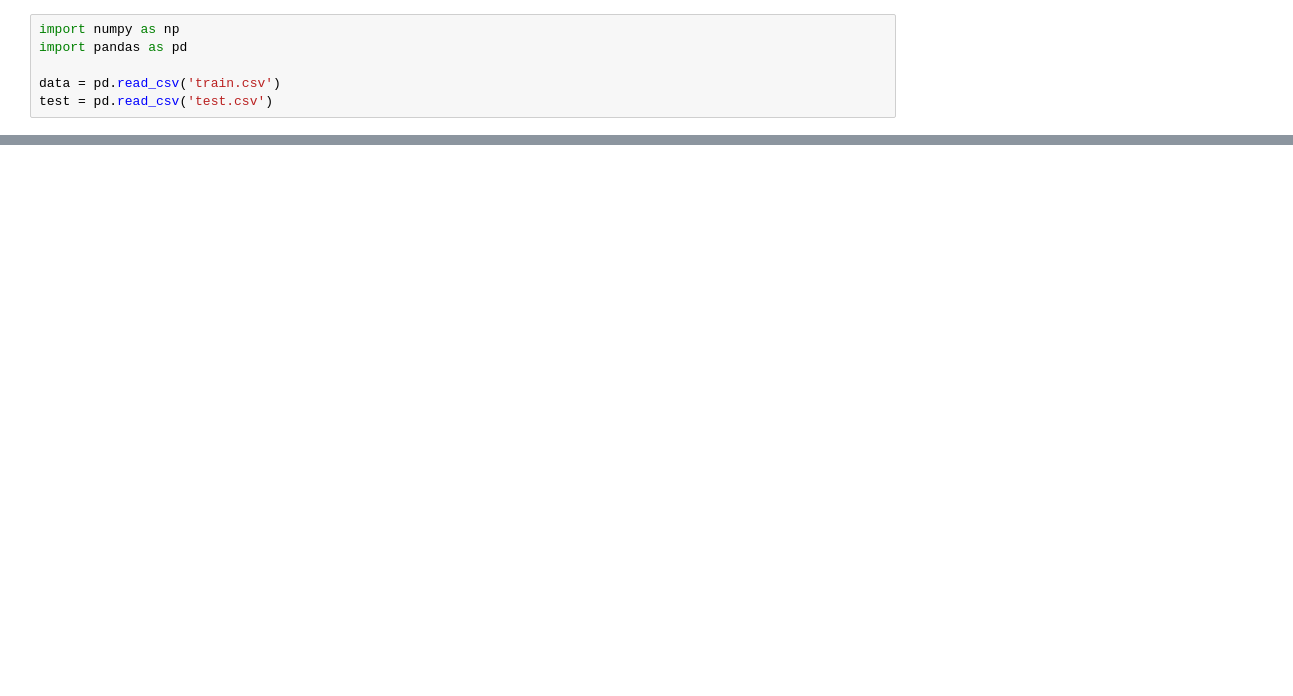
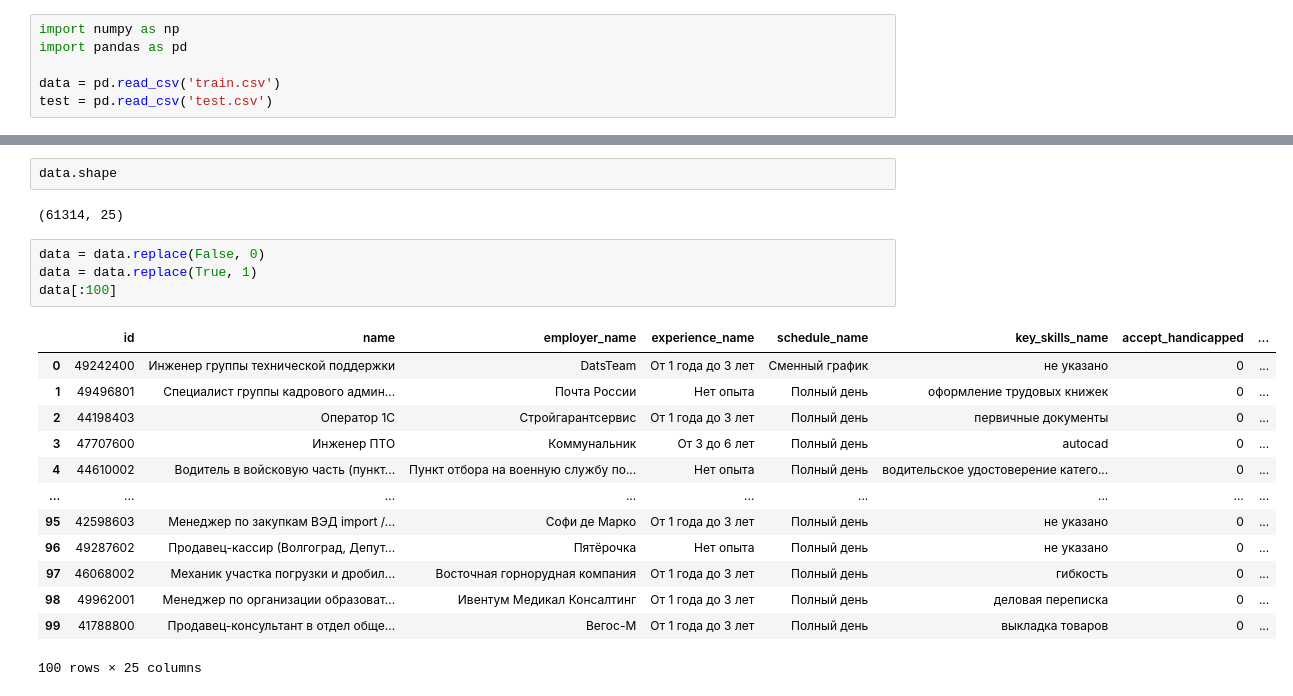
Before and after one commit to Kseniiashk/All-Russian-Olympiad-in-Artificial-Intelligence-2023-, a Jupyter notebook: всерос.ipynb, the cells around one changed output, grey strips where cells are left out. Drawn from its saved outputs; the diff is of its cells as text; blank space fills up the shorter version.

```diff
--- a/всерос.ipynb
+++ b/всерос.ipynb
@@ -408,0 +125,22 @@ print(len(data['community_id'].unique()))
+# %%
+data.shape
+# %% [output]
+(61314, 25)
+# %%
+data = data.replace(False, 0)
+data = data.replace(True, 1)
+data[:100]
+# %% [output]
+|  | id | name | employer_name | experience_name | schedule_name | key_skills_name | accept_handicapped | ... |
+| 0 | 49242400 | Инженер группы технической поддержки | DatsTeam | От 1 года до 3 лет | Сменный график | не указано | 0 | ... |
+| 1 | 49496801 | Специалист группы кадрового админ... | Почта России | Нет опыта | Полный день | оформление трудовых книжек | 0 | ... |
+| 2 | 44198403 | Оператор 1С | Стройгарантсервис | От 1 года до 3 лет | Полный день | первичные документы | 0 | ... |
+| 3 | 47707600 | Инженер ПТО | Коммунальник | От 3 до 6 лет | Полный день | autocad | 0 | ... |
+| 4 | 44610002 | Водитель в войсковую часть (пункт... | Пункт отбора на военную службу по... | Нет опыта | Полный день | водительское удостоверение катего... | 0 | ... |
+| ... | ... | ... | ... | ... | ... | ... | ... | ... |
+| 95 | 42598603 | Менеджер по закупкам ВЭД import /... | Софи де Марко | От 1 года до 3 лет | Полный день | не указано | 0 | ... |
+| 96 | 49287602 | Продавец-кассир (Волгоград, Депут... | Пятёрочка | Нет опыта | Полный день | не указано | 0 | ... |
+| 97 | 46068002 | Механик участка погрузки и дробил... | Восточная горнорудная компания | От 1 года до 3 лет | Полный день | гибкость | 0 | ... |
+| 98 | 49962001 | Менеджер по организации образоват... | Ивентум Медикал Консалтинг | От 1 года до 3 лет | Полный день | деловая переписка | 0 | ... |
+| 99 | 41788800 | Продавец-консультант в отдел обще... | Вегос-М | От 1 года до 3 лет | Полный день | выкладка товаров | 0 | ... |
+100 rows × 25 columns
```
Also changed, not shown: parts of 72 cells of this notebook.
